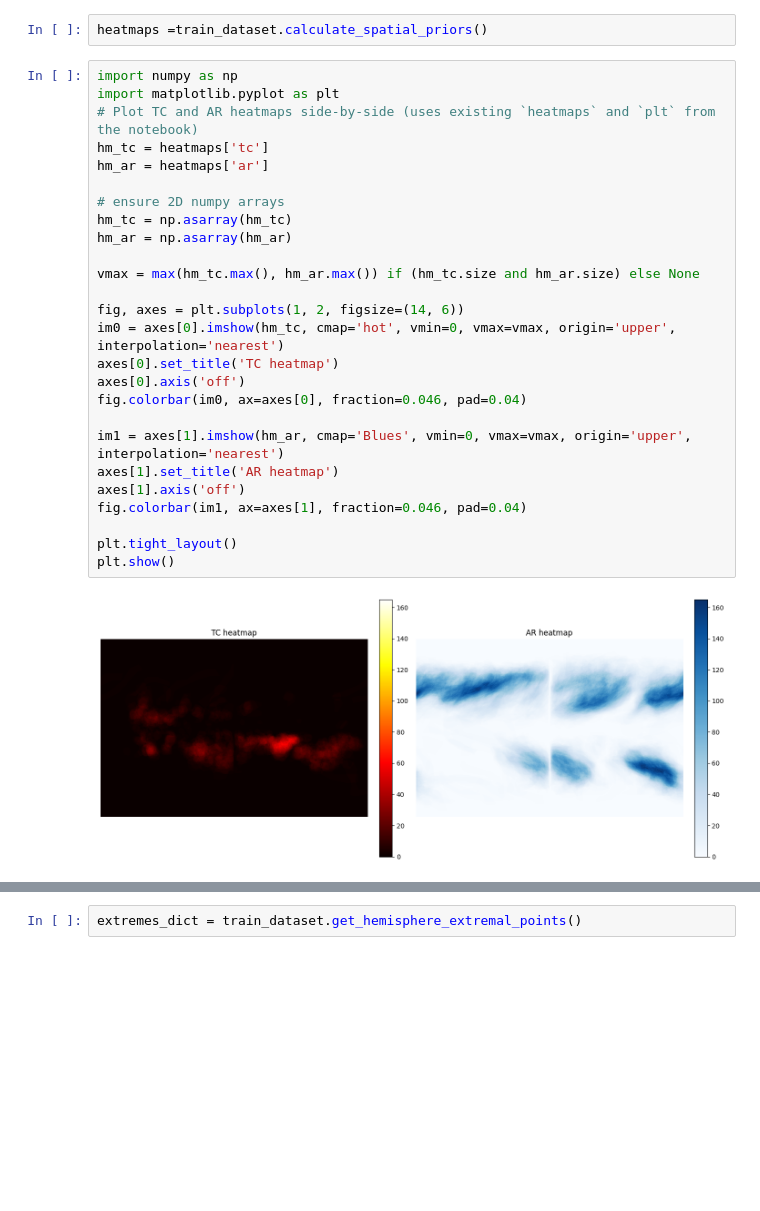
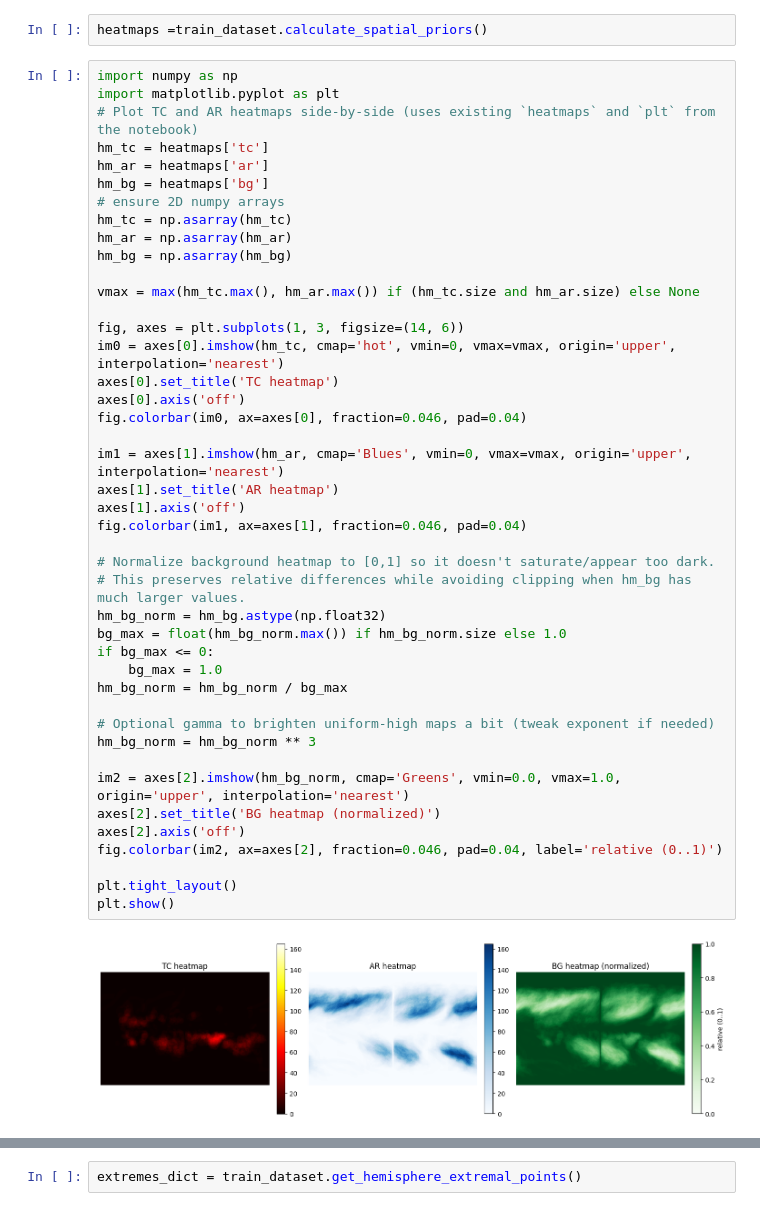
Before and after one commit to thangible/ClimateSAM, a Jupyter notebook: documentation.ipynb, the cells around one changed output, grey strips where cells are left out. Saved outputs shown, nothing was run; the diff lists cells and outputs as text; blank space fills up the shorter version.

```diff
--- a/documentation.ipynb
+++ b/documentation.ipynb
@@ -60,28 +60,45 @@ heatmaps =train_dataset.calculate_spatial_priors()
 # %%
 import numpy as np
 import matplotlib.pyplot as plt
 # Plot TC and AR heatmaps side-by-side (uses existing `heatmaps` and `plt` from the notebook)
 hm_tc = heatmaps['tc']
 hm_ar = heatmaps['ar']
-
+hm_bg = heatmaps['bg']
 # ensure 2D numpy arrays
 hm_tc = np.asarray(hm_tc)
 hm_ar = np.asarray(hm_ar)
+hm_bg = np.asarray(hm_bg)
 
 vmax = max(hm_tc.max(), hm_ar.max()) if (hm_tc.size and hm_ar.size) else None
 
-fig, axes = plt.subplots(1, 2, figsize=(14, 6))
+fig, axes = plt.subplots(1, 3, figsize=(14, 6))
 im0 = axes[0].imshow(hm_tc, cmap='hot', vmin=0, vmax=vmax, origin='upper', interpolation='nearest')
 axes[0].set_title('TC heatmap')
 axes[0].axis('off')
 fig.colorbar(im0, ax=axes[0], fraction=0.046, pad=0.04)
 
 im1 = axes[1].imshow(hm_ar, cmap='Blues', vmin=0, vmax=vmax, origin='upper', interpolation='nearest')
 axes[1].set_title('AR heatmap')
 axes[1].axis('off')
 fig.colorbar(im1, ax=axes[1], fraction=0.046, pad=0.04)
 
+# Normalize background heatmap to [0,1] so it doesn't saturate/appear too dark.
+# This preserves relative differences while avoiding clipping when hm_bg has much larger values.
+hm_bg_norm = hm_bg.astype(np.float32)
+bg_max = float(hm_bg_norm.max()) if hm_bg_norm.size else 1.0
+if bg_max <= 0:
+    bg_max = 1.0
+hm_bg_norm = hm_bg_norm / bg_max
+
+# Optional gamma to brighten uniform-high maps a bit (tweak exponent if needed)
+hm_bg_norm = hm_bg_norm ** 3
+
+im2 = axes[2].imshow(hm_bg_norm, cmap='Greens', vmin=0.0, vmax=1.0, origin='upper', interpolation='nearest')
+axes[2].set_title('BG heatmap (normalized)')
+axes[2].axis('off')
+fig.colorbar(im2, ax=axes[2], fraction=0.046, pad=0.04, label='relative (0..1)')
+
 plt.tight_layout()
 plt.show()
 # %% [output]
-[figure, old version]
+[figure, new version]
```
Also changed, not shown: parts of 2 cells of this notebook, 2 other files.
